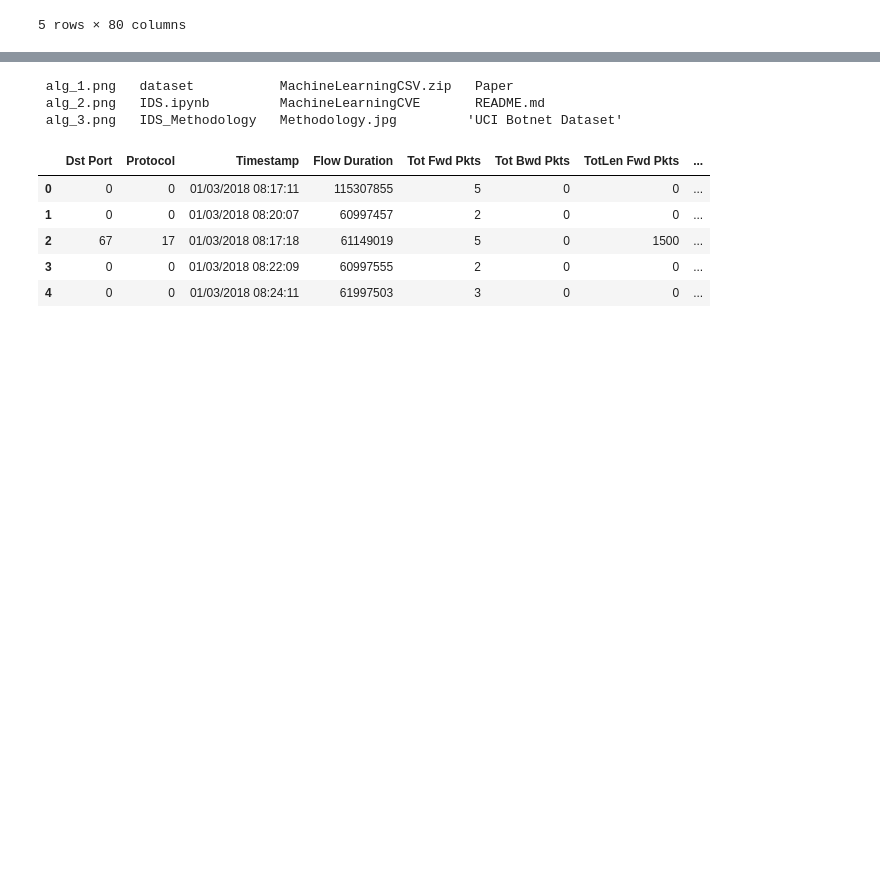
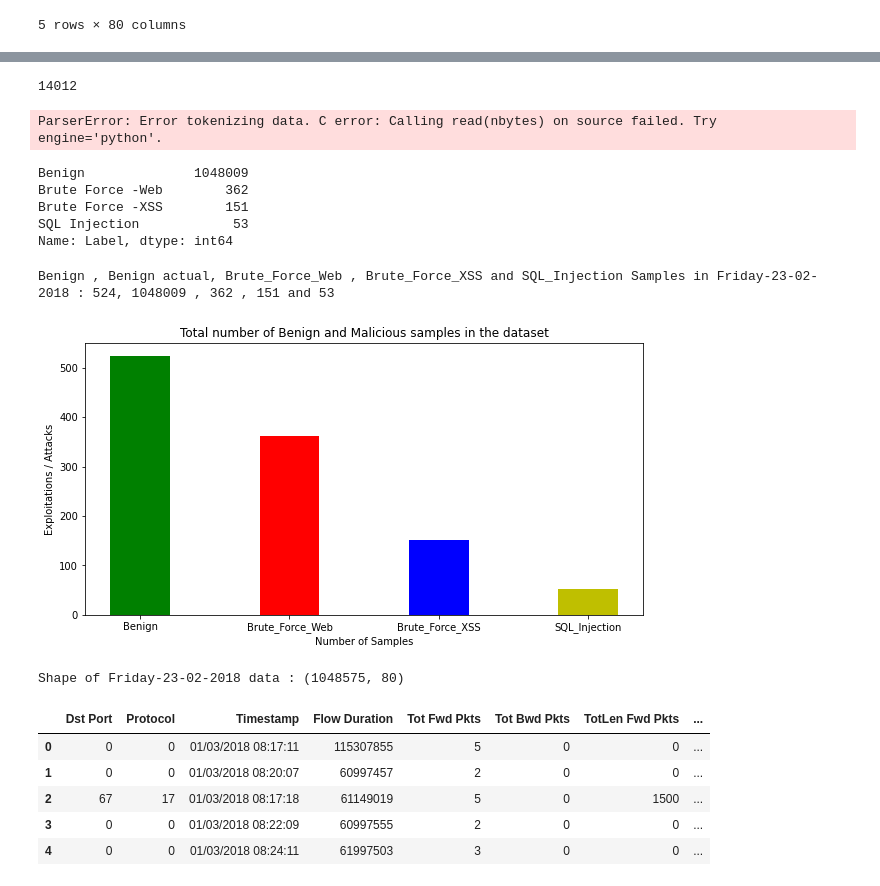
Before and after one commit to shahanHasan/Intrusion-Detection-System-Adversarial-Attacks-, a Jupyter notebook: IDS.ipynb, the cells around one changed output, grey strips where cells are left out. Drawn from its saved outputs; the diff is of its cells as text; code cells hidden in the pictures; blank space fills up the shorter version.

```diff
--- a/IDS.ipynb
+++ b/IDS.ipynb
@@ -37,8 +136,50 @@ date_3.head()
+# %%
+gc.collect()
+# %% [output]
+14012
 # %%
-!ls
-date_4 = pd.read_csv("dataset/Thuesday-20-02-2018_TrafficForML_CICFlowMeter.csv", low_memory=False)
+date_4 = pd.read_csv("data/Thuesday-20-02-2018_TrafficForML_CICFlowMeter.csv", low_memory=False)
 date_4.head()
 # %% [output]
- alg_1.png   dataset           MachineLearningCSV.zip   Paper
- alg_2.png   IDS.ipynb         MachineLearningCVE       README.md
- alg_3.png   IDS_Methodology   Methodology.jpg         'UCI Botnet Dataset'
+ParserError: Error tokenizing data. C error: Calling read(nbytes) on source failed. Try engine='python'.
+# %%
+date_4["Label"].value_counts()
+# %% [output]
+Benign              1048009
+Brute Force -Web        362
+Brute Force -XSS        151
+SQL Injection            53
+Name: Label, dtype: int64
+# %%
+color = ["g","r","b","y"]
+
+Benign                   = int(date_4["Label"].value_counts()[0]/2000)
+Benign_actual            = date_4["Label"].value_counts()[0]
+Brute_Force_Web          = date_4["Label"].value_counts()[1]
+Brute_Force_XSS          = date_4["Label"].value_counts()[2]
+SQL_Injection            = date_4["Label"].value_counts()[3]
+
+Attacks = ["Benign", "Brute_Force_Web", "Brute_Force_XSS", "SQL_Injection"]
+Nums = [Benign, Brute_Force_Web, Brute_Force_XSS, SQL_Injection]
+
+print(f"Benign , Benign actual, Brute_Force_Web , Brute_Force_XSS and SQL_Injection Samples in Friday-23-02-2018 : {Benign}, {Benign_actual} , {Brute_Force_Web} , {Brute_Force_XSS} and {SQL_Injection}")
+# date_3["Label"].value_counts()
+
+fig = plt.figure(figsize = (10, 5))
+
+# creating the bar plot
+plt.bar(Attacks, Nums, color=color,
+        width = 0.4)
+
+plt.xlabel("Number of Samples")
+plt.ylabel("Exploitations / Attacks")
+plt.title('Total number of Benign and Malicious samples in the dataset')
+plt.show()
+# %% [output]
+Benign , Benign actual, Brute_Force_Web , Brute_Force_XSS and SQL_Injection Samples in Friday-23-02-2018 : 524, 1048009 , 362 , 151 and 53
+[figure, added]
+# %%
+print(f"Shape of Friday-23-02-2018 data : {date_4.shape}")
+total_date_3 =  date_4.shape[0]
+# %% [output]
+Shape of Friday-23-02-2018 data : (1048575, 80)
```
Also changed, not shown: parts of 37 cells of this notebook, 2 other files.
